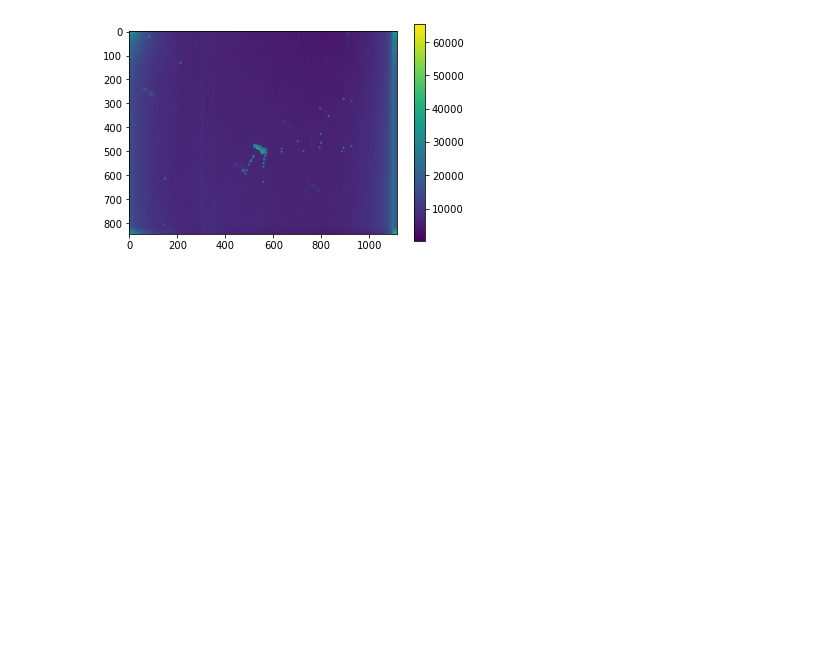
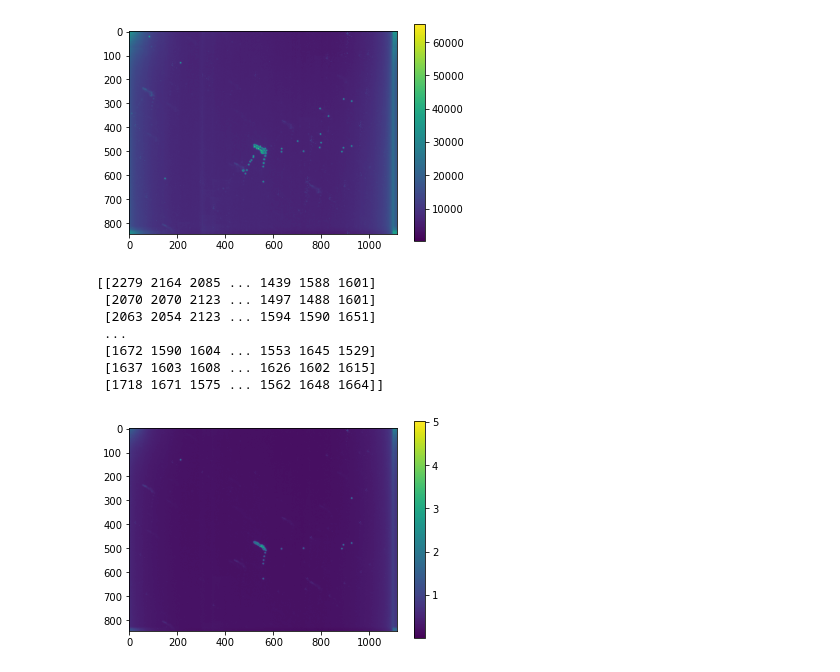
Before and after one commit to cl3425/ast6725-photometry-lab, a Jupyter notebook: photometry-lab-chris-lam.ipynb, the cells around one changed output. Saved outputs shown, nothing was run; the diff lists cells and outputs as text; code cells hidden in the pictures; blank space fills up the shorter version.

```diff
--- a/photometry-lab-chris-lam.ipynb
+++ b/photometry-lab-chris-lam.ipynb
@@ -20,3 +19,11 @@ im_array = np.array(images)
 im_array.shape
 # %% [output]
 (738, 844, 1117)
+# %%
+file_names_10_30 = glob('/Users/chris/Desktop/uf_grad_school/obs_tech/photometry_lab/2020-10-30/HD209458_seq*.fits')
+images_10_30 = []
+for i in range(len(file_names_10_30)):
+    images_10_30.append(fits.getdata(np.sort(file_names_10_30)[i]))
+
+im_array_10_30 = np.array(images_10_30)
+print(im_array_10_30.shape)
@@ -71,8 +105,3 @@ plt.show()
  [15869.5 15831.5 15987.5 ... 13000.  12987.5 12965.5]
  [16044.  15945.5 15777.  ... 12826.5 12952.5 13024.5]]
 [figure]
-# %%
-chunk = im_array[0:100]
-plt.imshow(np.median(1.0*chunk, axis=0))
-plt.colorbar()
-plt.show()
@@ -106,3 +134,34 @@ plt.colorbar()
 plt.show()
 # %% [output]
 [figure]
+# %%
+def shift_and_stack(chunk):
+    og1 = chunk[0]
+    print(og1)
+    for i in range(len(chunk)):
+        # calculate shift for each image relative to first
+        pcc = phase_cross_correlation(og1, chunk[i])
+        #print(pcc[0])
+        # apply shift; list comprehension is bc PCC outputs floats, not ints
+        og1 += np.roll(chunk[i], [int(shift) for shift in pcc[0]], axis=(0,1))
+    return og1
+
+norm1 = shift_and_stack(np.array(images)[0:50])/flat_vis
+
+#%matplotlib notebook
+#chunk1 = np.array(images)
+plt.figure()
+plt.imshow(norm1)
+plt.colorbar()
+#plt.ylim([600, 400]) # to keep things oriented the same as full CCD image
+#plt.xlim([400, 600])
+plt.show()
+# %% [output]
+[[2279 2164 2085 ... 1439 1588 1601]
+ [2070 2070 2123 ... 1497 1488 1601]
+ [2063 2054 2123 ... 1594 1590 1651]
+ ...
+ [1672 1590 1604 ... 1553 1645 1529]
+ [1637 1603 1608 ... 1626 1602 1615]
+ [1718 1671 1575 ... 1562 1648 1664]]
+[figure, added]
```
Also changed, not shown: parts of 16 cells of this notebook.
